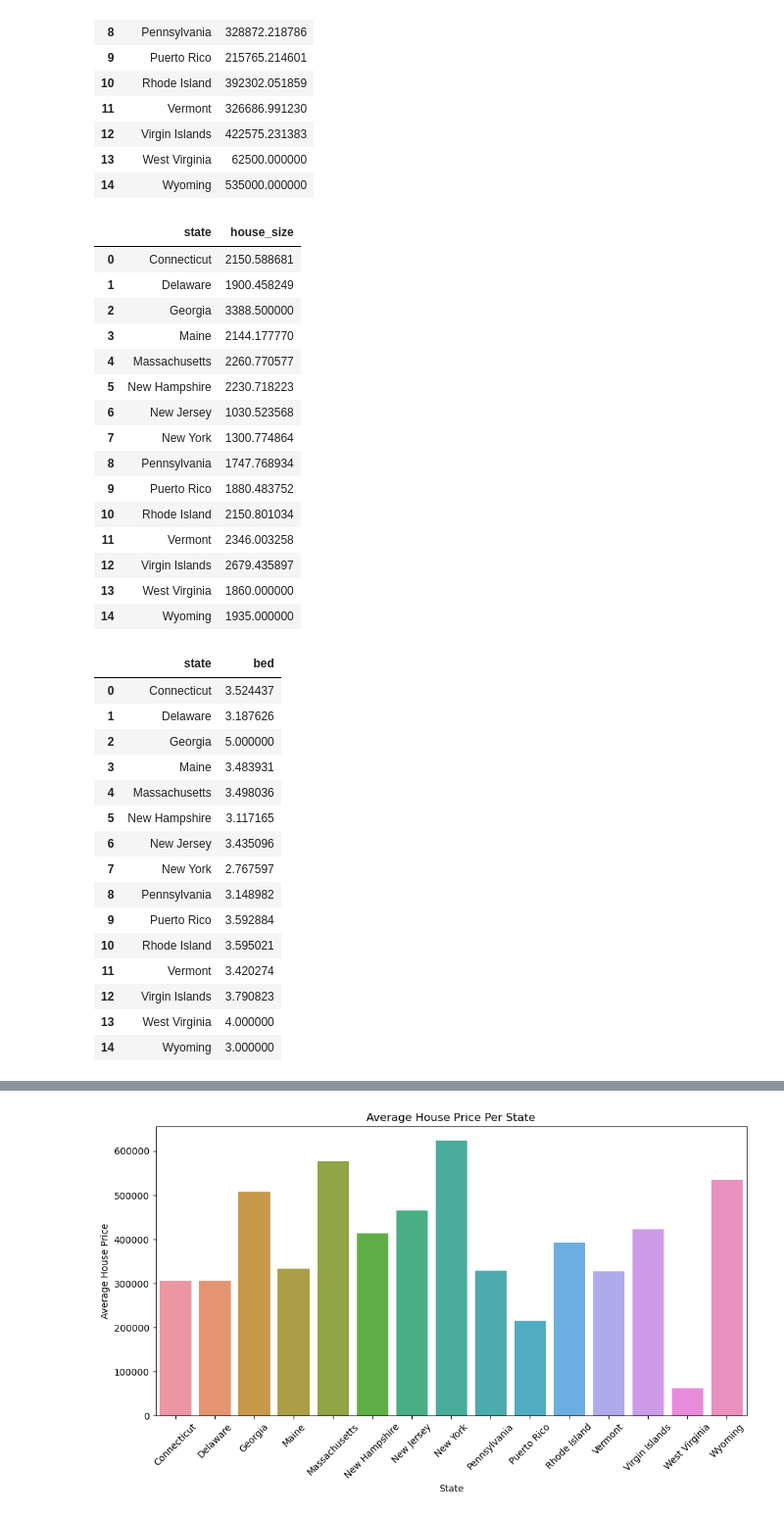
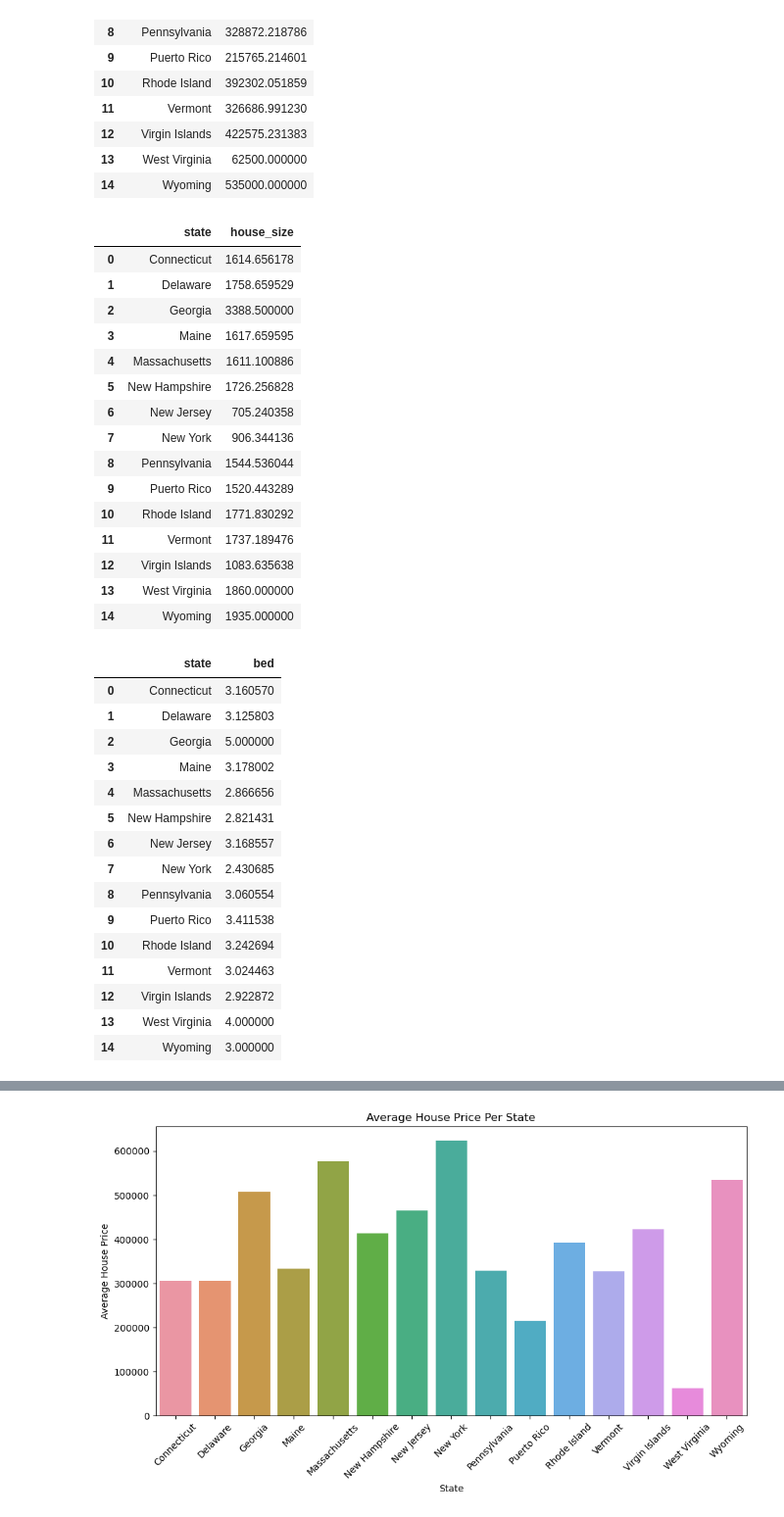
Before and after one commit to KimKarydas/House-Price-Prediction, a Jupyter notebook: US-real-estate.ipynb, the cells around one changed output, grey strips where cells are left out. Shown at 98% size. Saved outputs shown, nothing was run; the diff lists cells and outputs as text; code cells hidden in the pictures.

```diff
--- a/US-real-estate.ipynb
+++ b/US-real-estate.ipynb
@@ -362,44 +363,44 @@ average_house_price
 | 14 | Wyoming | 535000.000000 |
 # %%
 #List average House size per satete
-average_house_size = df.groupby('state')['house_size'].mean().reset_index()
+average_house_size = df_filtered.groupby('state')['house_size'].mean().reset_index()
 average_house_size
 # %% [output]
 |  | state | house_size |
-| 0 | Connecticut | 2150.588681 |
-| 1 | Delaware | 1900.458249 |
+| 0 | Connecticut | 1614.656178 |
+| 1 | Delaware | 1758.659529 |
 | 2 | Georgia | 3388.500000 |
-| 3 | Maine | 2144.177770 |
-| 4 | Massachusetts | 2260.770577 |
-| 5 | New Hampshire | 2230.718223 |
-| 6 | New Jersey | 1030.523568 |
-| 7 | New York | 1300.774864 |
-| 8 | Pennsylvania | 1747.768934 |
-| 9 | Puerto Rico | 1880.483752 |
-| 10 | Rhode Island | 2150.801034 |
-| 11 | Vermont | 2346.003258 |
-| 12 | Virgin Islands | 2679.435897 |
+| 3 | Maine | 1617.659595 |
+| 4 | Massachusetts | 1611.100886 |
+| 5 | New Hampshire | 1726.256828 |
+| 6 | New Jersey | 705.240358 |
+| 7 | New York | 906.344136 |
+| 8 | Pennsylvania | 1544.536044 |
+| 9 | Puerto Rico | 1520.443289 |
+| 10 | Rhode Island | 1771.830292 |
+| 11 | Vermont | 1737.189476 |
+| 12 | Virgin Islands | 1083.635638 |
 | 13 | West Virginia | 1860.000000 |
 | 14 | Wyoming | 1935.000000 |
 # %%
 #List average House size per satete
-average_house_bed = df.groupby('state')['bed'].mean().reset_index()
+average_house_bed = df_filtered.groupby('state')['bed'].mean().reset_index()
 average_house_bed
 # %% [output]
 |  | state | bed |
-| 0 | Connecticut | 3.524437 |
-| 1 | Delaware | 3.187626 |
+| 0 | Connecticut | 3.160570 |
+| 1 | Delaware | 3.125803 |
 | 2 | Georgia | 5.000000 |
-| 3 | Maine | 3.483931 |
-| 4 | Massachusetts | 3.498036 |
-| 5 | New Hampshire | 3.117165 |
-| 6 | New Jersey | 3.435096 |
-| 7 | New York | 2.767597 |
-| 8 | Pennsylvania | 3.148982 |
-| 9 | Puerto Rico | 3.592884 |
-| 10 | Rhode Island | 3.595021 |
-| 11 | Vermont | 3.420274 |
-| 12 | Virgin Islands | 3.790823 |
+| 3 | Maine | 3.178002 |
+| 4 | Massachusetts | 2.866656 |
+| 5 | New Hampshire | 2.821431 |
+| 6 | New Jersey | 3.168557 |
+| 7 | New York | 2.430685 |
+| 8 | Pennsylvania | 3.060554 |
+| 9 | Puerto Rico | 3.411538 |
+| 10 | Rhode Island | 3.242694 |
+| 11 | Vermont | 3.024463 |
+| 12 | Virgin Islands | 2.922872 |
 | 13 | West Virginia | 4.000000 |
 | 14 | Wyoming | 3.000000 |
 # %%
```
Also changed, not shown: parts of 13 cells of this notebook.
